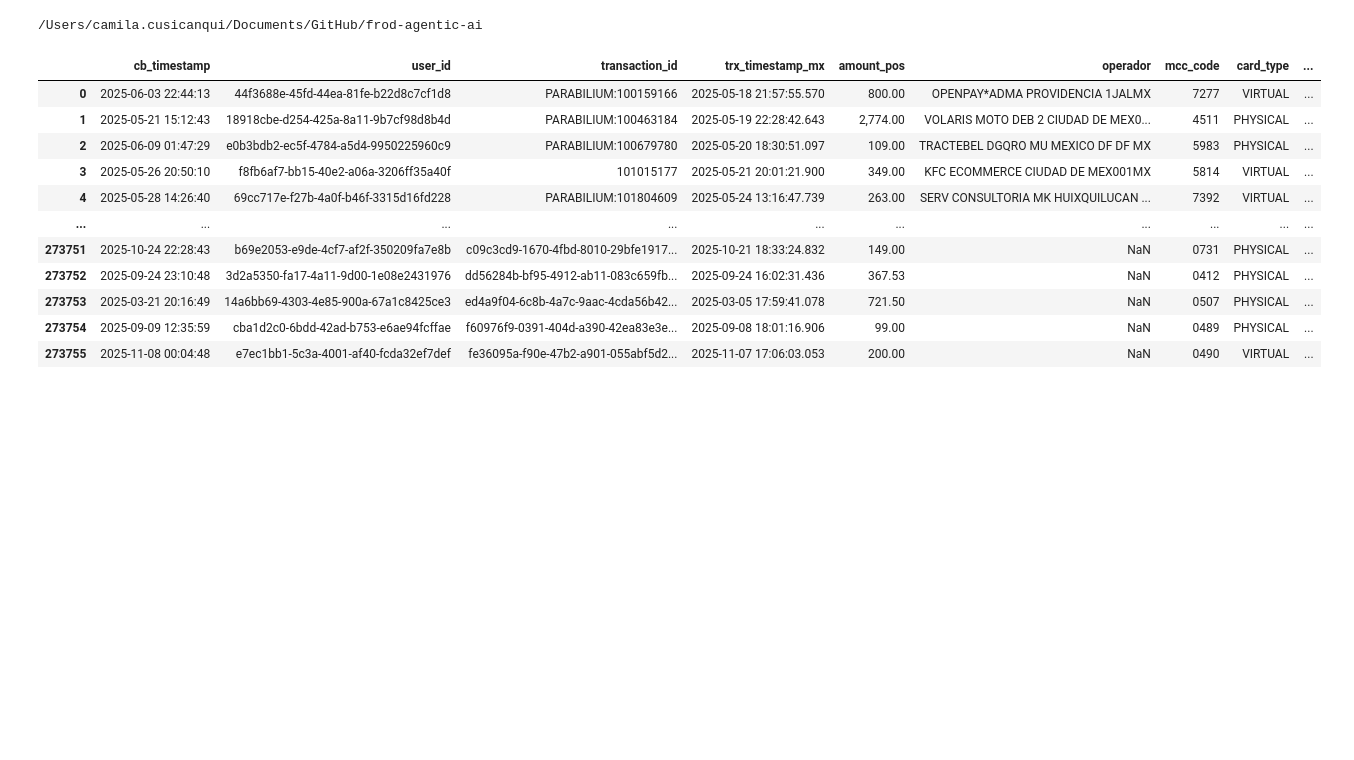
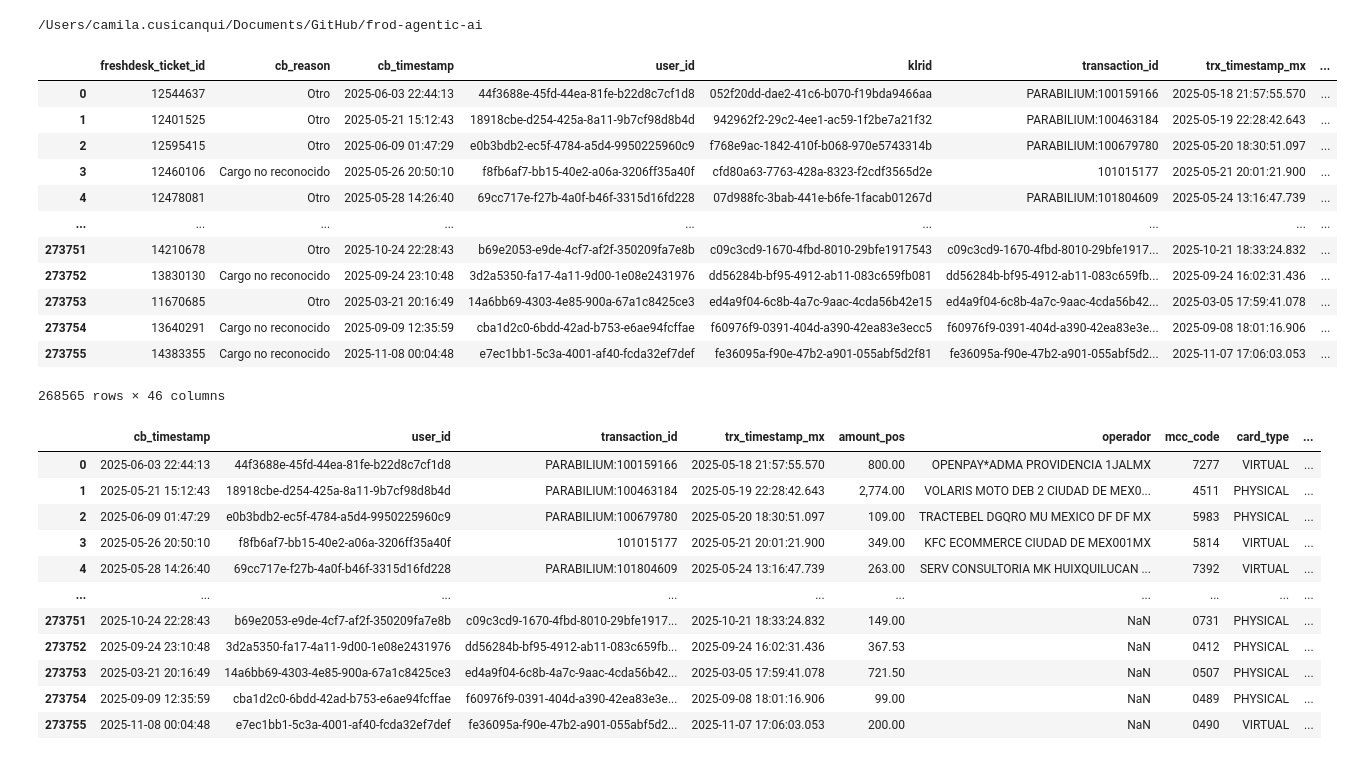
Before and after one commit to camila-cusi-klar/fraud-agentic-ai, a Jupyter notebook: transactional_describer/cpc-transactional_describer.ipynb, the cells around one changed output. Saved outputs shown, nothing was run; the diff lists cells and outputs as text; code cells hidden in the pictures; blank space fills up the shorter version.

Commit message:
user prompt

```diff
--- a/transactional_describer/cpc-transactional_describer.ipynb
+++ b/transactional_describer/cpc-transactional_describer.ipynb
@@ -75,6 +76,22 @@ important_cols = [
     'country',
     'cod_respuesta',
 ]
+# %%
+cb_df
+# %% [output]
+|  | freshdesk_ticket_id | cb_reason | cb_timestamp | user_id | klrid | transaction_id | trx_timestamp_mx | ... |
+| 0 | 12544637 | Otro | 2025-06-03 22:44:13 | 44f3688e-45fd-44ea-81fe-b22d8c7cf1d8 | 052f20dd-dae2-41c6-b070-f19bda9466aa | PARABILIUM:100159166 | 2025-05-18 21:57:55.570 | ... |
+| 1 | 12401525 | Otro | 2025-05-21 15:12:43 | 18918cbe-d254-425a-8a11-9b7cf98d8b4d | 942962f2-29c2-4ee1-ac59-1f2be7a21f32 | PARABILIUM:100463184 | 2025-05-19 22:28:42.643 | ... |
+| 2 | 12595415 | Otro | 2025-06-09 01:47:29 | e0b3bdb2-ec5f-4784-a5d4-9950225960c9 | f768e9ac-1842-410f-b068-970e5743314b | PARABILIUM:100679780 | 2025-05-20 18:30:51.097 | ... |
+| 3 | 12460106 | Cargo no reconocido | 2025-05-26 20:50:10 | f8fb6af7-bb15-40e2-a06a-3206ff35a40f | cfd80a63-7763-428a-8323-f2cdf3565d2e | 101015177 | 2025-05-21 20:01:21.900 | ... |
+| 4 | 12478081 | Otro | 2025-05-28 14:26:40 | 69cc717e-f27b-4a0f-b46f-3315d16fd228 | 07d988fc-3bab-441e-b6fe-1facab01267d | PARABILIUM:101804609 | 2025-05-24 13:16:47.739 | ... |
+| ... | ... | ... | ... | ... | ... | ... | ... | ... |
+| 273751 | 14210678 | Otro | 2025-10-24 22:28:43 | b69e2053-e9de-4cf7-af2f-350209fa7e8b | c09c3cd9-1670-4fbd-8010-29bfe1917543 | c09c3cd9-1670-4fbd-8010-29bfe1917... | 2025-10-21 18:33:24.832 | ... |
+| 273752 | 13830130 | Cargo no reconocido | 2025-09-24 23:10:48 | 3d2a5350-fa17-4a11-9d00-1e08e2431976 | dd56284b-bf95-4912-ab11-083c659fb081 | dd56284b-bf95-4912-ab11-083c659fb... | 2025-09-24 16:02:31.436 | ... |
+| 273753 | 11670685 | Otro | 2025-03-21 20:16:49 | 14a6bb69-4303-4e85-900a-67a1c8425ce3 | ed4a9f04-6c8b-4a7c-9aac-4cda56b42e15 | ed4a9f04-6c8b-4a7c-9aac-4cda56b42... | 2025-03-05 17:59:41.078 | ... |
+| 273754 | 13640291 | Cargo no reconocido | 2025-09-09 12:35:59 | cba1d2c0-6bdd-42ad-b753-e6ae94fcffae | f60976f9-0391-404d-a390-42ea83e3ecc5 | f60976f9-0391-404d-a390-42ea83e3e... | 2025-09-08 18:01:16.906 | ... |
+| 273755 | 14383355 | Cargo no reconocido | 2025-11-08 00:04:48 | e7ec1bb1-5c3a-4001-af40-fcda32ef7def | fe36095a-f90e-47b2-a901-055abf5d2f81 | fe36095a-f90e-47b2-a901-055abf5d2... | 2025-11-07 17:06:03.053 | ... |
+268565 rows × 46 columns
 # %%
 cb_df[important_cols]
 # %% [output]
```
Also changed, not shown: parts of 1 cell of this notebook, 2 other files.
